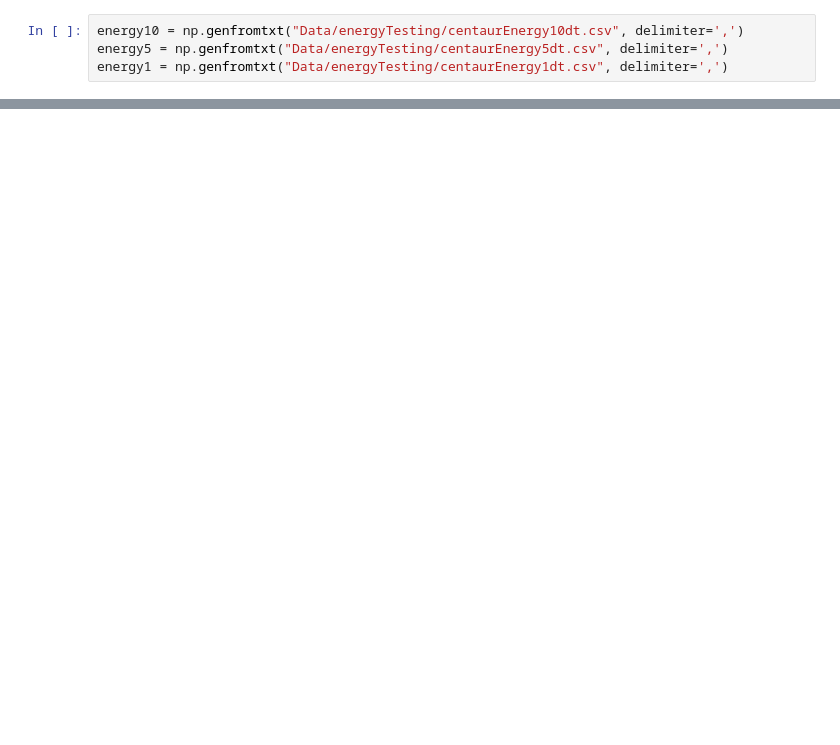
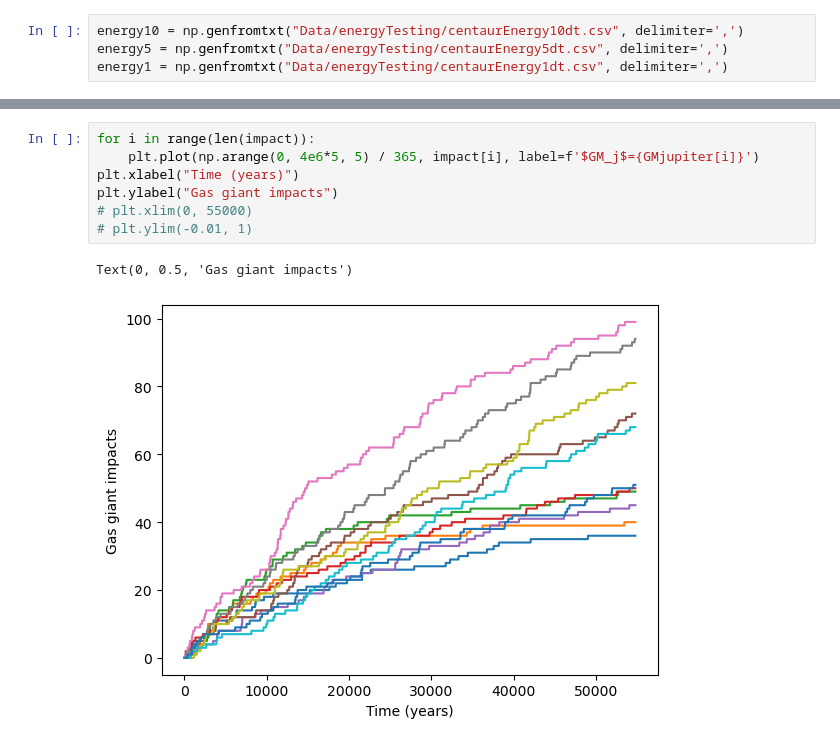
Before and after one commit to ThijsSpoor99/Project-Computational-Science, a Jupyter notebook: hypothesisTesting.ipynb, the cells around one changed output, grey strips where cells are left out. Cells and saved outputs as stored; diff of their text form; blank space fills up the shorter version.

```diff
--- a/hypothesisTesting.ipynb
+++ b/hypothesisTesting.ipynb
@@ -141,0 +124,10 @@ Text(0, 0.5, 'inner asteroids')
+# %%
+for i in range(len(impact)):
+    plt.plot(np.arange(0, 4e6*5, 5) / 365, impact[i], label=f'$GM_j$={GMjupiter[i]}')
+plt.xlabel("Time (years)")
+plt.ylabel("Gas giant impacts")
+# plt.xlim(0, 55000)
+# plt.ylim(-0.01, 1)
+# %% [output]
+Text(0, 0.5, 'Gas giant impacts')
+[figure, added]
```
Also changed, not shown: parts of 18 cells of this notebook, 11 other files.
